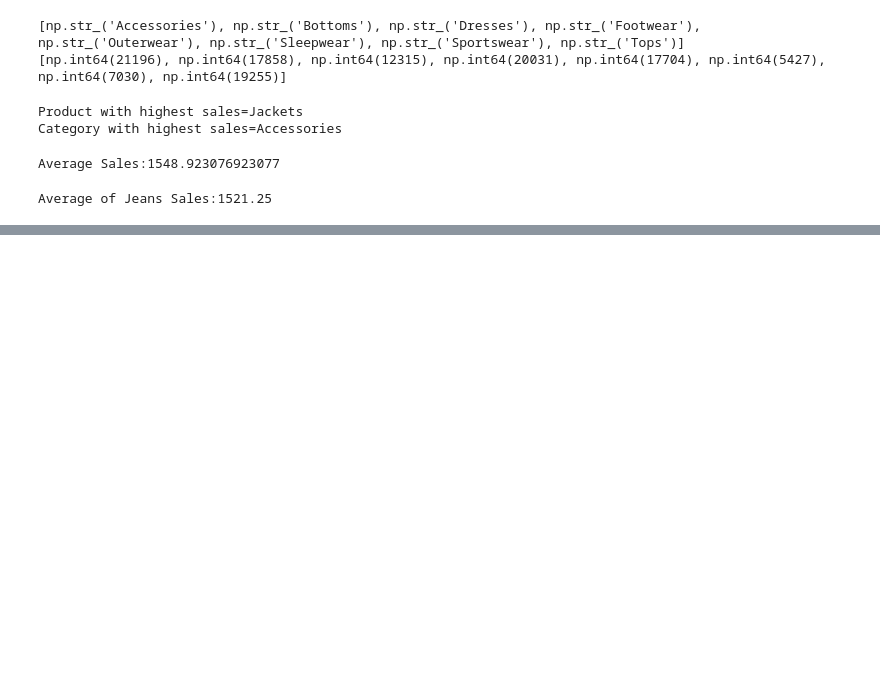
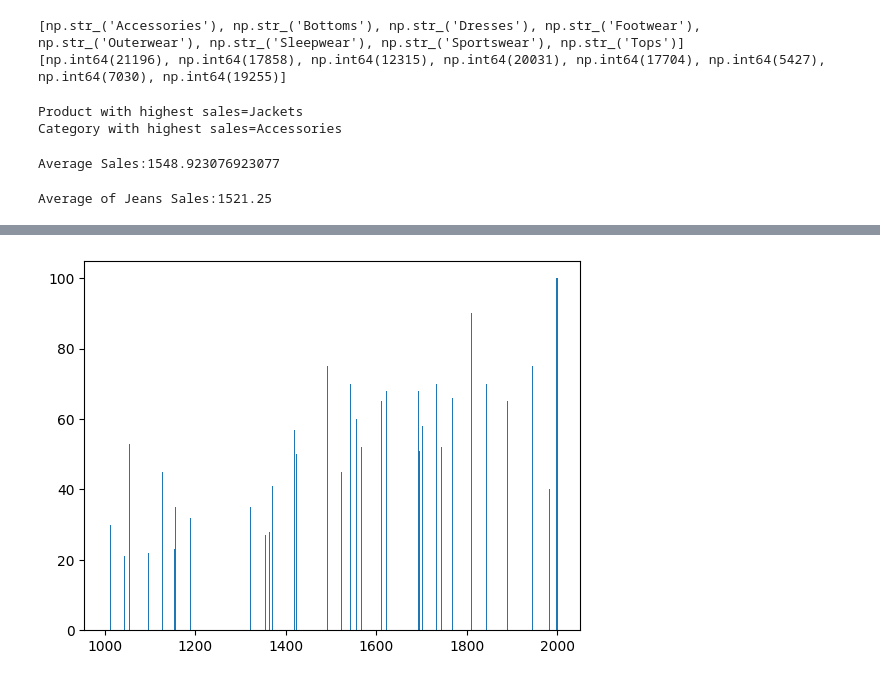
Before and after one commit to NishmthaM/Sales_analysis, a Jupyter notebook: sales_analysis.ipynb, the cells around one changed output, grey strips where cells are left out. Drawn from its saved outputs; the diff is of its cells as text; code cells hidden in the pictures; blank space fills up the shorter version.

```diff
--- a/sales_analysis.ipynb
+++ b/sales_analysis.ipynb
@@ -103,0 +110,7 @@ Average of Jeans Sales:1521.25
+# %%
+x=data['Sales']
+y=data['Advertisement']
+plt.bar(x,y)
+plt.show()
+# %% [output]
+[figure, added]
```
Also changed, not shown: parts of 6 cells of this notebook.
